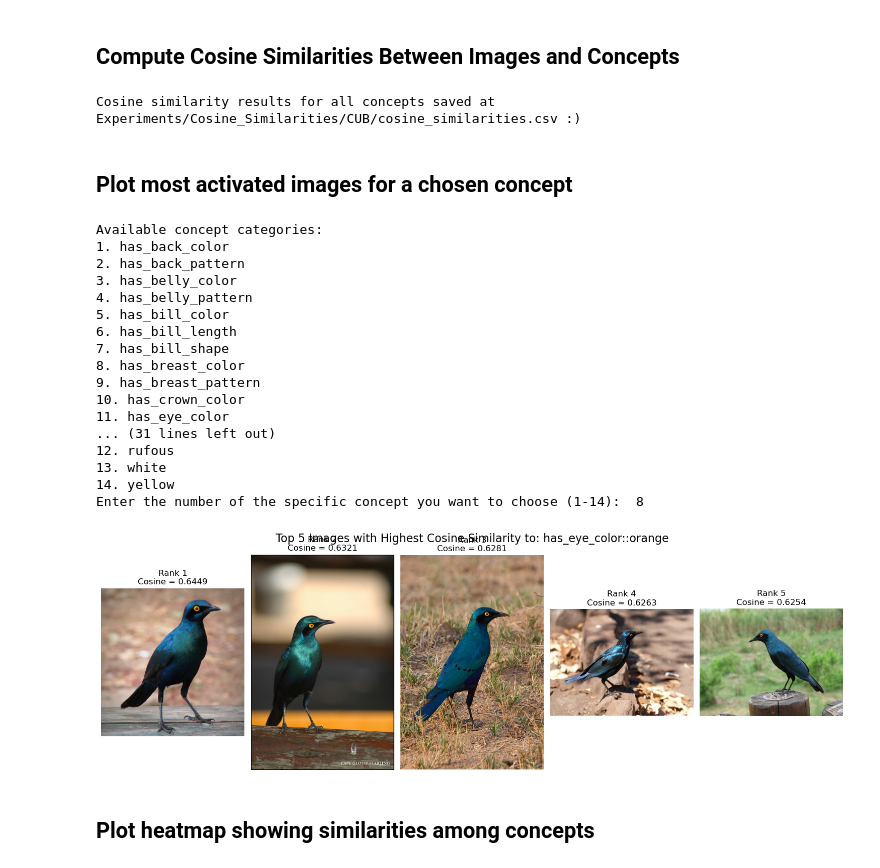
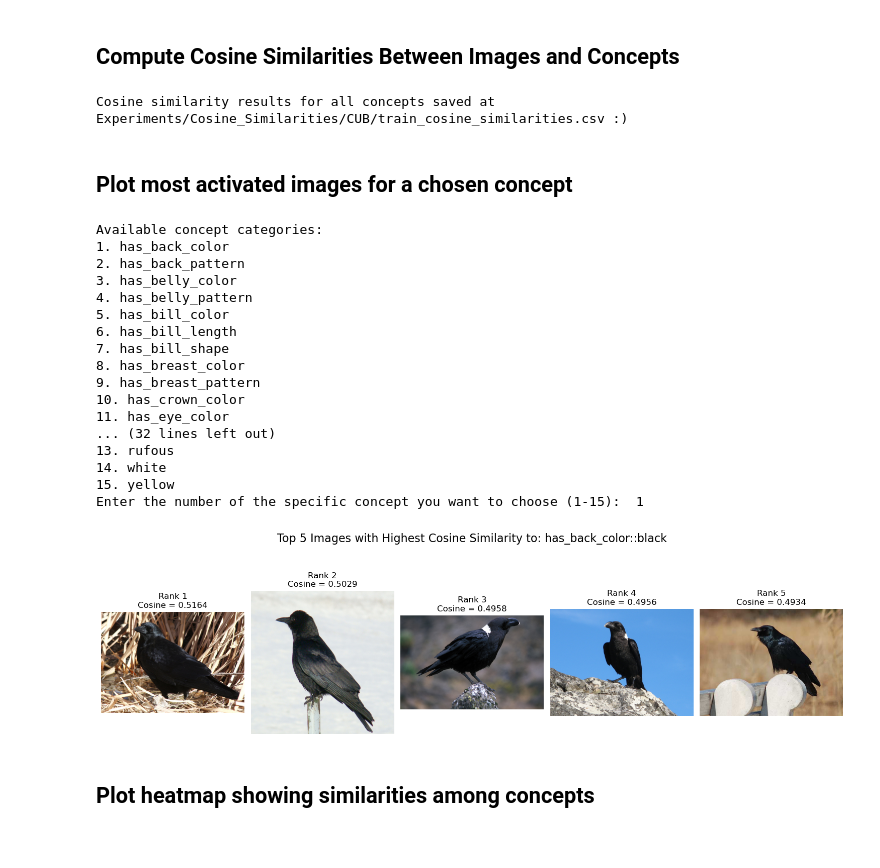
Before and after one commit to cassandra-goldberg/Calibrated_Concepts, a Jupyter notebook: Experiments/Compute-Concepts.ipynb, the cells around one changed output. Saved outputs shown, nothing was run; the diff lists cells and outputs as text; code cells hidden in the pictures.

Commit message:
added train/test split stuff

```diff
--- a/Experiments/Compute-Concepts.ipynb
+++ b/Experiments/Compute-Concepts.ipynb
@@ -162,12 +174,16 @@ All concept embeddings saved at Experiments/Concepts/CUB/concepts.pt :)
 # %% [markdown]
 ## Compute Cosine Similarities Between Images and Concepts
 # %%
-def compute_cosine_sims(dataset_name='CLEVR', batch_size=32):
+def compute_cosine_sims(dataset_name='CLEVR', batch_size=32, only_train=True):
     """Compute cosine similarity between each image embedding and each concept."""
 
     # Load the image and concept embeddings
-    embeddings = torch.load(f'Experiments/Embeddings/{dataset_name}/embeddings.pt')
-    all_concept_embeddings = torch.load(f'Experiments/Concepts/{dataset_name}/concepts.pt')
+    if only_train:
+        embeddings = torch.load(f'Experiments/Embeddings/{dataset_name}/train_embeddings.pt')
+        all_concept_embeddings = torch.load(f'Experiments/Concepts/{dataset_name}/train_concepts.pt')
+    else:
+        embeddings = torch.load(f'Experiments/Embeddings/{dataset_name}/embeddings.pt')
+        all_concept_embeddings = torch.load(f'Experiments/Concepts/{dataset_name}/concepts.pt')
 
     # Move embeddings and concept embeddings to GPU (if not already on GPU)
     embeddings = embeddings.to('cuda') if not embeddings.is_cuda else embeddings
@@ -181,7 +197,7 @@ def compute_cosine_sims(dataset_name='CLEVR', batch_size=32):
 
     # Compute cosine similarity in batches
     n_images = embeddings.shape[0]
-    for i in range(0, n_images, batch_size):
+    for i in tqdm(range(0, n_images, batch_size)):
         # Get a batch of image embeddings
         batch_embeddings = embeddings[i:i+batch_size]
 
@@ -203,12 +219,13 @@ def compute_cosine_sims(dataset_name='CLEVR', batch_size=32):
     # Create a DataFrame where each column corresponds to a concept-value combination
     cosine_similarity_df = pd.DataFrame(cosine_similarity_rows)
 
-    # Ensure output directory exists
     output_dir = f'Experiments/Cosine_Similarities/{dataset_name}'
-    os.makedirs(output_dir, exist_ok=True)
 
     # Save the cosine similarity results to a CSV file
-    output_file = os.path.join(output_dir, 'cosine_similarities.csv')
+    if only_train:
+        output_file = f'Experiments/Cosine_Similarities/{dataset_name}/train_cosine_similarities.csv'
+    else:
+        output_file = f'Experiments/Cosine_Similarities/{dataset_name}/cosine_similarities.csv'
     cosine_similarity_df.to_csv(output_file, index=False)
 
     print(f"Cosine similarity results for all concepts saved at {output_file} :)")
@@ -216,7 +233,7 @@ def compute_cosine_sims(dataset_name='CLEVR', batch_size=32):
 # Example usage:
 compute_cosine_sims(dataset_name='CUB')
 # %% [output]
-Cosine similarity results for all concepts saved at Experiments/Cosine_Similarities/CUB/cosine_similarities.csv :)
+Cosine similarity results for all concepts saved at Experiments/Cosine_Similarities/CUB/train_cosine_similarities.csv :)
 # %% [markdown]
 ## Plot most activated images for a chosen concept
 # %%
@@ -255,11 +272,16 @@ def get_user_concept(category, concept_columns):
         except ValueError:
             print("Invalid input. Please enter a number.")
 
-def plot_aligned_images(k=5, dataset_name='CLEVR'):
+def plot_aligned_images(k=5, dataset_name='CLEVR', only_train=True):
     """ Plot k images most aligned with a user chosen concept from the given dataset """
 
     # Load the cosine similarity results
-    cosine_df = pd.read_csv(f'Experiments/Cosine_Similarities/{dataset_name}/cosine_similarities.csv')
+    metadata_df = pd.read_csv(f'Data/{dataset_name}/metadata.csv')
+    if only_train:
+        cosine_df = pd.read_csv(f'Experiments/Cosine_Similarities/{dataset_name}/train_cosine_similarities.csv')
+        metadata_df = metadata_df[metadata_df['split'] == 'train']
+    else:
+        cosine_df = pd.read_csv(f'Experiments/Cosine_Similarities/{dataset_name}/cosine_similarities.csv')
 
     # Get the user's choice of concept category and specific concept
     concept_columns = list(cosine_df.columns)
@@ -268,9 +290,6 @@ def plot_aligned_images(k=5, dataset_name='CLEVR'):
 
     # Sort by cosine similarity and get the top k highest values for the specified concept
     top_k_indices = cosine_df.nlargest(k, concept_key).index.tolist()
-
-    # Load metadata
-    metadata_df = pd.read_csv(f'Data/{dataset_name}/metadata.csv')
 
     # Calculate the number of rows and columns for the plot
     n_cols = min(k, 5)  # Up to 5 images per row
@@ -281,45 +300,44 @@ def plot_aligned_images(k=5, dataset_name='CLEVR'):
     axes = axes.flatten()  # Flatten the axes array to easily index it
 
     plt.suptitle(f"Top {k} Images with Highest Cosine Similarity to: {concept_key}", fontsize=16)
-
     for rank, idx in enumerate(top_k_indices):
         if rank >= len(axes):  # In case there are fewer images than axes
             break
 
         # Get the image path from metadata
-        image_filename = metadata_df.loc[idx, 'image_path']
+        image_filename = metadata_df.iloc[idx].loc['image_path']
         img = Image.open(f'Data/{dataset_name}/{image_filename}').convert("RGB")
 
         cos_value = cosine_df.loc[idx, concept_key]
         axes[rank].imshow(img)
         axes[rank].set_title(f"Rank {rank+1}\nCosine = {cos_value:.4f}")
         axes[rank].axis('off')
 
     plt.subplots_adjust(top=0.9, bottom=0.05, hspace=0.3)
     plt.tight_layout(pad=0.9, h_pad=0.2)
     plt.show()
 
 # Example usage:
 plot_aligned_images(dataset_name='CUB')
 # %% [output]
 Available concept categories:
 1. has_back_color
 2. has_back_pattern
 3. has_belly_color
 4. has_belly_pattern
 5. has_bill_color
 6. has_bill_length
 7. has_bill_shape
 8. has_breast_color
 9. has_breast_pattern
 10. has_crown_color
 11. has_eye_color
-... (31 lines left out)
-12. rufous
-13. white
-14. yellow
-Enter the number of the specific concept you want to choose (1-14):  8
+... (32 lines left out)
+13. rufous
+14. white
+15. yellow
+Enter the number of the specific concept you want to choose (1-15):  1
-[figure, old version]
+[figure, new version]
 # %% [markdown]
 ## Plot heatmap showing similarities among concepts
 # %%
```
Also changed, not shown: parts of 5 cells of this notebook, 5 other files.
